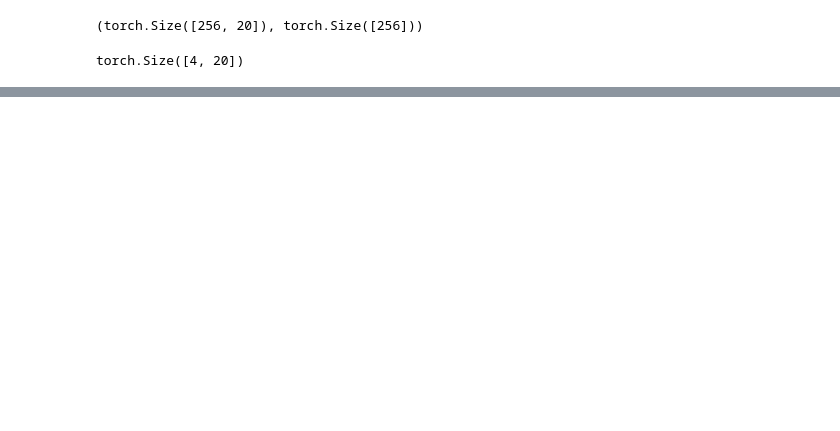
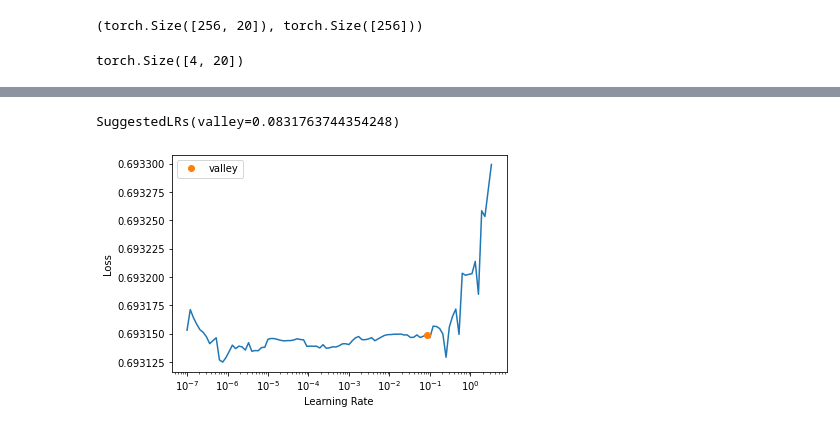
Before and after one commit to lewtun/dl4phys, a Jupyter notebook: lecture02.ipynb, the cells around one changed output, grey strips where cells are left out. Cells and saved outputs as stored; diff of their text form; code cells hidden in the pictures; blank space fills up the shorter version.

```diff
--- a/lecture02.ipynb
+++ b/lecture02.ipynb
@@ -335,0 +431,3 @@ learn.fit(10, 1e-3)
+# %%
+learn.lr_find()
+# %% [output]
@@ -335,0 +435,2 @@ learn.fit(10, 1e-3)
+SuggestedLRs(valley=0.0831763744354248)
+[figure, added]
```
Also changed, not shown: parts of 52 cells of this notebook.
